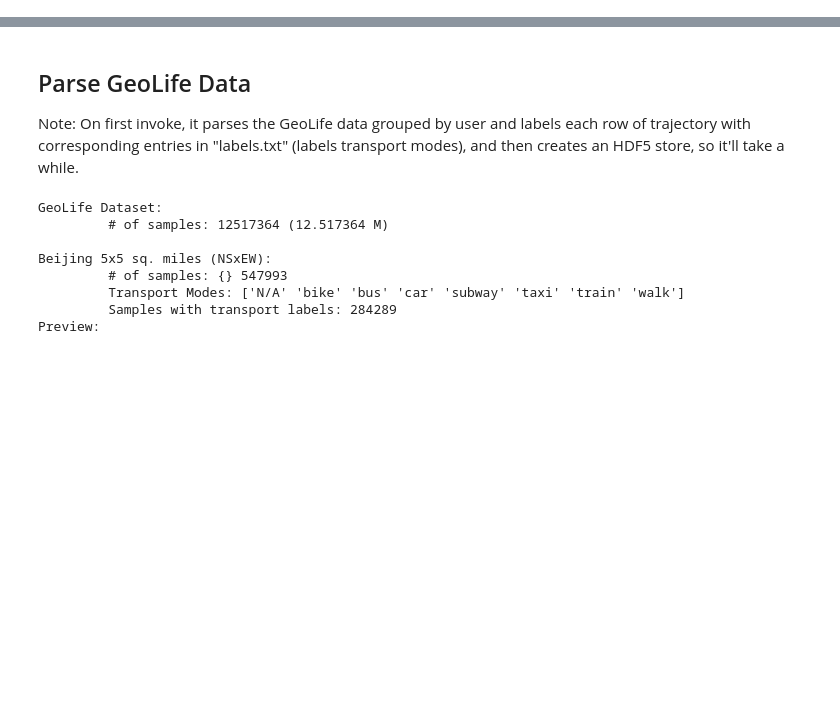
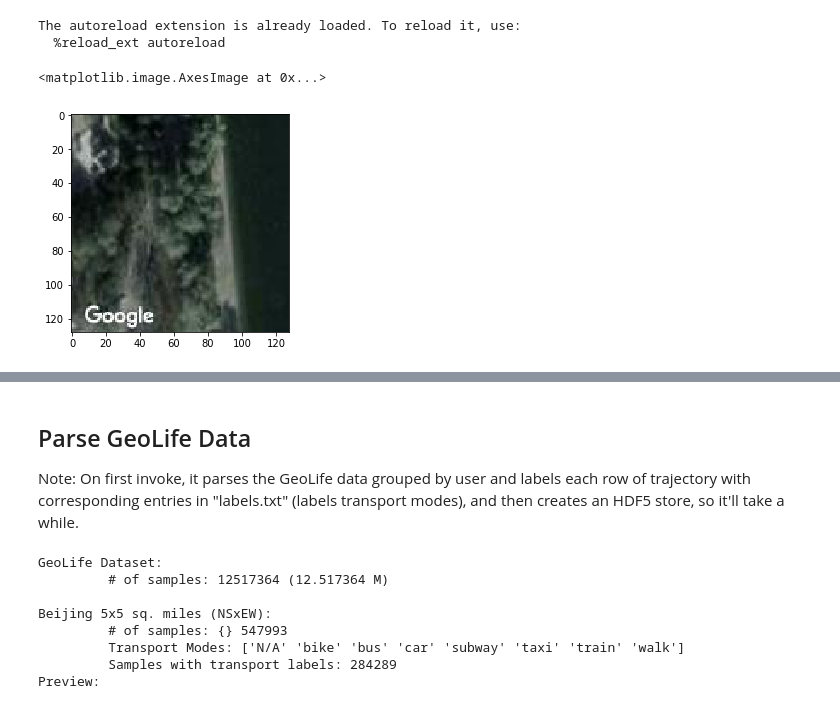
Before and after one commit to yrevar/inverse_rl, a Jupyter notebook: dataset/GeolifeTrajectories1.3/Geolife_ImageFeatures.ipynb, the cells around one changed output, grey strips where cells are left out. Cells and saved outputs as stored; diff of their text form; code cells hidden in the pictures; blank space fills up the shorter version.

```diff
--- a/dataset/GeolifeTrajectories1.3/Geolife_ImageFeatures.ipynb
+++ b/dataset/GeolifeTrajectories1.3/Geolife_ImageFeatures.ipynb
@@ -2,9 +2,16 @@
 # Common
 import os
 import io
+import sys
 import time # yep
 import random
 import numpy as np
+
+# GeoLife Wrapper
+from geolife_data import GeoLifeData
+
+sys.path.append("../../utils/")
+sys.path.append("../../irl/")
 
 # Data
 import pandas as pd
@@ -14,9 +21,6 @@ import seaborn as sns
 from PIL import Image
 from IPython import display
 import plotting_wrapper as Plotting
-
-# GeoLife Wrapper
-import geolife_wrapper as DataGeoLife
 
 # Google Maps wrapper
 import google_maps_wrapper as MapsGoogle
@@ -30,9 +34,28 @@ import matplotlib
 import matplotlib.pyplot as plt
 %matplotlib inline
 
-## Register google maps key
-api_key = 'AIzaSyAH-nMPVXxNw54Wqs9LNxdN4eCpKaqYG8E' # <Google Maps API Key>
+## Google Maps API Key
+api_key = 'AIzaSyB07AE11rM6i_ONfafn7ugvtNz7WfdEahY'
 mplt.register_api_key(api_key) # Needed for mapsplotlib
 
 %load_ext autoreload
 %autoreload 2
+# %% [output]
+The autoreload extension is already loaded. To reload it, use:
+  %reload_ext autoreload
+# %%
+geolife = GeoLifeData(
+                     hdf_file_name="../GeolifeTrajectories1.3/geolife_data_parsed.h5",
+                     transport_modes=["car"],
+                     feature_params=dict(
+                         img_size="128x128",
+                         img_type="satellite",
+                         img_zoom=18,
+                         gmaps_api_key=api_key), debug=True)
+T = geolife.get_dynamics()
+st0 = list(T.keys())[0]
+# %%
+plt.imshow(geolife.phi(st0).reshape(128,128,3))
+# %% [output]
+<matplotlib.image.AxesImage at 0x...>
+[figure, added]
```
Also changed, not shown: parts of 25 cells of this notebook, 8 other files.
